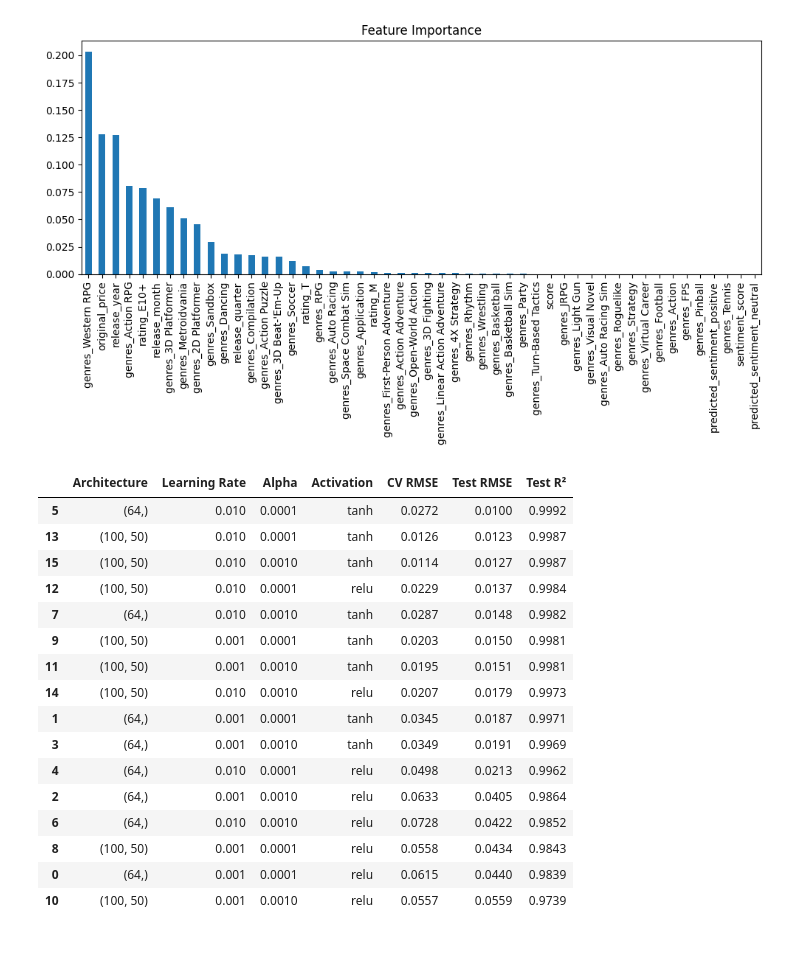
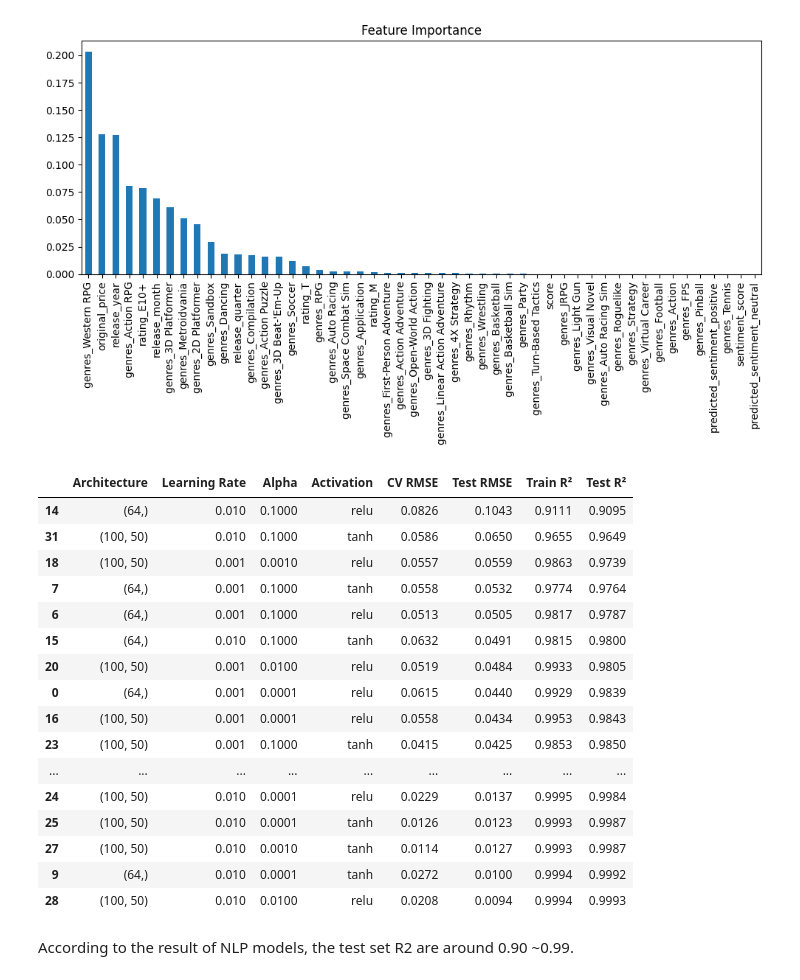
Before and after one commit to wenshanliu653/Capstone_Games_Analysis, a Jupyter notebook: 03-Modeing/ML.ipynb, the cells around one changed output. Drawn from its saved outputs; the diff is of its cells as text; code cells hidden in the pictures; blank space fills up the shorter version.

```diff
--- a/03-Modeing/ML.ipynb
+++ b/03-Modeing/ML.ipynb
@@ -129,7 +430,7 @@ from itertools import product
 # Hyper Paramenter setting
 architectures = [(64,), (100, 50)]
 learning_rates = [0.001, 0.01]
-alphas = [0.0001, 0.001]
+alphas = [0.0001, 0.001, 0.01, 0.1]  # add L2 regularization
 activations = ['relu', 'tanh']
 
 # 用 itertools.product grid
@@ -153,48 +454,52 @@ for params in param_grid:
             alpha=params['alpha'],
             max_iter=1000,
             early_stopping=True,
             random_state=42
         )
 
    # CV RMSE
     cv_rmse = cross_val_score(model, X_train, y_train, cv=5,
                               scoring=make_scorer(mean_squared_error, squared=False)).mean()
 
     #training and testing
     model.fit(X_train, y_train)
     y_pred = model.predict(X_test)
     test_rmse = mean_squared_error(y_test, y_pred, squared=False)
+    train_r2 = r2_score(y_train, model.predict(X_train))
     test_r2 = r2_score(y_test, y_pred)
 
     # Print Result
     results.append({
         'Architecture': str(params['arch']),
         'Learning Rate': params['lr'],
         'Alpha': params['alpha'],
         'Activation': params['act'],
         'CV RMSE': round(cv_rmse, 4),
         'Test RMSE': round(test_rmse, 4),
+        'Train R²': round(train_r2, 4),
         'Test R²': round(test_r2, 4)
     })
 
 # Print it as a table
-results_df = pd.DataFrame(results).sort_values(by='Test RMSE')
+results_df = pd.DataFrame(results).sort_values(by='Test R²')
 display(results_df)
 # %% [output]
-|  | Architecture | Learning Rate | Alpha | Activation | CV RMSE | Test RMSE | Test R² |
-| 5 | (64,) | 0.010 | 0.0001 | tanh | 0.0272 | 0.0100 | 0.9992 |
-| 13 | (100, 50) | 0.010 | 0.0001 | tanh | 0.0126 | 0.0123 | 0.9987 |
-| 15 | (100, 50) | 0.010 | 0.0010 | tanh | 0.0114 | 0.0127 | 0.9987 |
-| 12 | (100, 50) | 0.010 | 0.0001 | relu | 0.0229 | 0.0137 | 0.9984 |
-| 7 | (64,) | 0.010 | 0.0010 | tanh | 0.0287 | 0.0148 | 0.9982 |
-| 9 | (100, 50) | 0.001 | 0.0001 | tanh | 0.0203 | 0.0150 | 0.9981 |
-| 11 | (100, 50) | 0.001 | 0.0010 | tanh | 0.0195 | 0.0151 | 0.9981 |
-| 14 | (100, 50) | 0.010 | 0.0010 | relu | 0.0207 | 0.0179 | 0.9973 |
-| 1 | (64,) | 0.001 | 0.0001 | tanh | 0.0345 | 0.0187 | 0.9971 |
-| 3 | (64,) | 0.001 | 0.0010 | tanh | 0.0349 | 0.0191 | 0.9969 |
-| 4 | (64,) | 0.010 | 0.0001 | relu | 0.0498 | 0.0213 | 0.9962 |
-| 2 | (64,) | 0.001 | 0.0010 | relu | 0.0633 | 0.0405 | 0.9864 |
-| 6 | (64,) | 0.010 | 0.0010 | relu | 0.0728 | 0.0422 | 0.9852 |
-| 8 | (100, 50) | 0.001 | 0.0001 | relu | 0.0558 | 0.0434 | 0.9843 |
-| 0 | (64,) | 0.001 | 0.0001 | relu | 0.0615 | 0.0440 | 0.9839 |
-| 10 | (100, 50) | 0.001 | 0.0010 | relu | 0.0557 | 0.0559 | 0.9739 |
+|  | Architecture | Learning Rate | Alpha | Activation | CV RMSE | Test RMSE | Train R² | Test R² |
+| 14 | (64,) | 0.010 | 0.1000 | relu | 0.0826 | 0.1043 | 0.9111 | 0.9095 |
+| 31 | (100, 50) | 0.010 | 0.1000 | tanh | 0.0586 | 0.0650 | 0.9655 | 0.9649 |
+| 18 | (100, 50) | 0.001 | 0.0010 | relu | 0.0557 | 0.0559 | 0.9863 | 0.9739 |
+| 7 | (64,) | 0.001 | 0.1000 | tanh | 0.0558 | 0.0532 | 0.9774 | 0.9764 |
+| 6 | (64,) | 0.001 | 0.1000 | relu | 0.0513 | 0.0505 | 0.9817 | 0.9787 |
+| 15 | (64,) | 0.010 | 0.1000 | tanh | 0.0632 | 0.0491 | 0.9815 | 0.9800 |
+| 20 | (100, 50) | 0.001 | 0.0100 | relu | 0.0519 | 0.0484 | 0.9933 | 0.9805 |
+| 0 | (64,) | 0.001 | 0.0001 | relu | 0.0615 | 0.0440 | 0.9929 | 0.9839 |
+| 16 | (100, 50) | 0.001 | 0.0001 | relu | 0.0558 | 0.0434 | 0.9953 | 0.9843 |
+| 23 | (100, 50) | 0.001 | 0.1000 | tanh | 0.0415 | 0.0425 | 0.9853 | 0.9850 |
+| ... | ... | ... | ... | ... | ... | ... | ... | ... |
+| 24 | (100, 50) | 0.010 | 0.0001 | relu | 0.0229 | 0.0137 | 0.9995 | 0.9984 |
+| 25 | (100, 50) | 0.010 | 0.0001 | tanh | 0.0126 | 0.0123 | 0.9993 | 0.9987 |
+| 27 | (100, 50) | 0.010 | 0.0010 | tanh | 0.0114 | 0.0127 | 0.9993 | 0.9987 |
+| 9 | (64,) | 0.010 | 0.0001 | tanh | 0.0272 | 0.0100 | 0.9994 | 0.9992 |
+| 28 | (100, 50) | 0.010 | 0.0100 | relu | 0.0208 | 0.0094 | 0.9994 | 0.9993 |
+# %% [markdown]
+According to the result of NLP models, the test set R2 are around 0.90 ~0.99.
```
Also changed, not shown: parts of 8 cells of this notebook.
